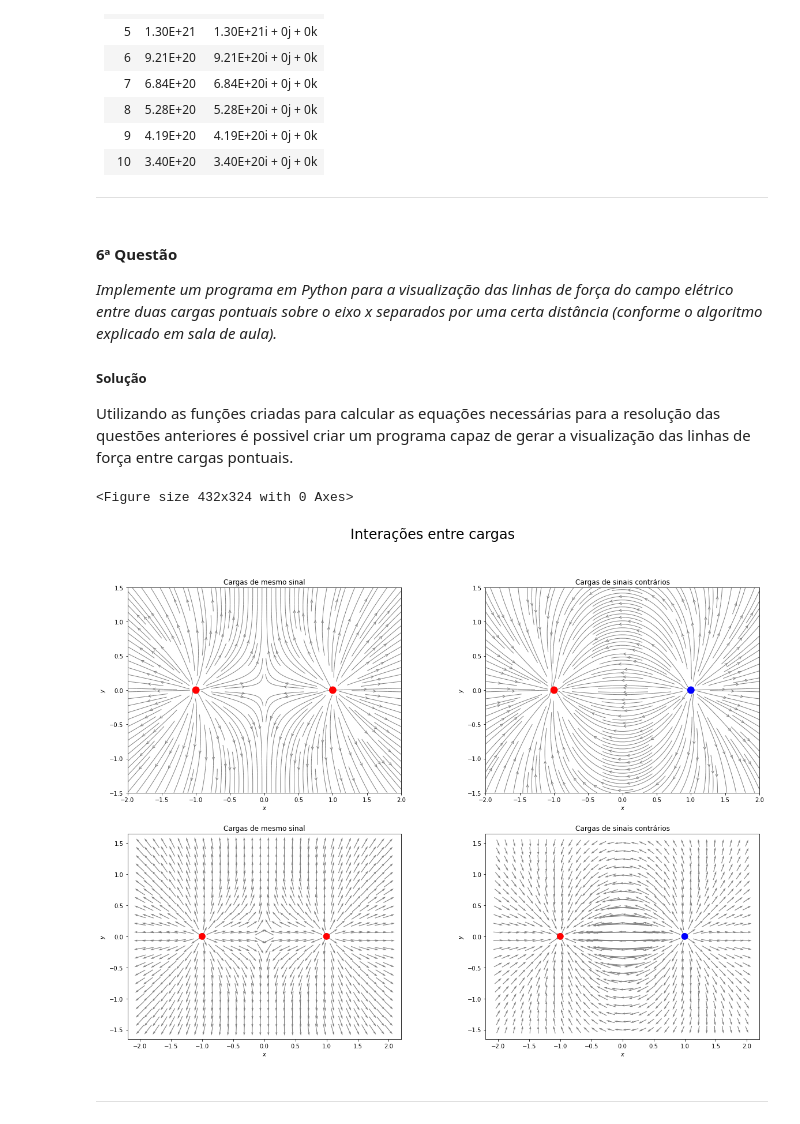
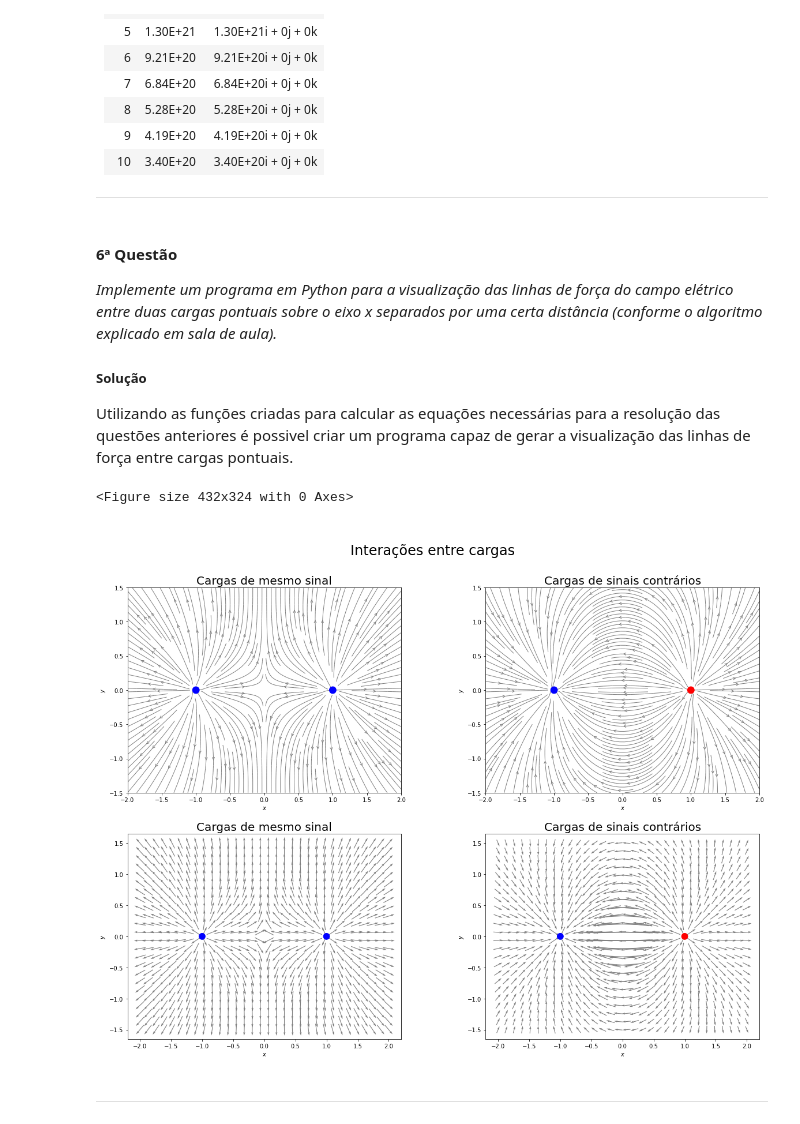
Before and after one commit to samicoluiz/physics_project, a Jupyter notebook: campo_eletrico.ipynb, the cells around one changed output. Drawn from its saved outputs; the diff is of its cells as text; code cells hidden in the pictures.

```diff
--- a/campo_eletrico.ipynb
+++ b/campo_eletrico.ipynb
@@ -491,7 +492,7 @@ O modulo da força resultante sobre a carga Q pode ser calculado por meio das Eq
 #### 6ª Questão
 _Implemente um programa em Python para a visualização das linhas de força do campo elétrico entre duas cargas pontuais sobre o eixo x separados por uma certa distância (conforme o algoritmo explicado em sala de aula)._
 
-##### Solução
+##### **Solução**
 Utilizando as funções criadas para calcular as equações necessárias para a resolução das questões anteriores é possivel criar um programa capaz de gerar a visualização das linhas de força entre cargas pontuais.
 # %%
 plt.figure(figsize=(6, 4.5))
@@ -515,47 +516,47 @@ Ex = Ex61+Ex62
 Ey = Ey61+Ey62
 Ex2 = Ex612 + Ex62
 Ey2 = Ey612 + Ey62
 EE = np.sqrt(Ex**2+Ey**2)
 
 
 # Plotando
 fig, axs = plt.subplots(2, 2, figsize=(20.4, 14.4))
-fig.suptitle('Interações entre cargas', fontsize=24)
+fig.suptitle('\nInterações entre cargas', fontsize=24)
 axs[0,0].streamplot(x6, y6, Ex, Ey, density=2, linewidth=1, arrowstyle='->', color='grey')
 axs[0,0].set_xlabel('$x$')
 axs[0,0].set_ylabel('$y$')
 axs[0,0].axis('image')
-axs[0,0].add_artist(Circle((-1, 0), 0.05, color ='r', zorder=3))
-axs[0,0].add_artist(Circle((1, 0), 0.05, color ='r', zorder=3))
-axs[0,0].set_title('Cargas de mesmo sinal')
+axs[0,0].add_artist(Circle((-1, 0), 0.05, color ='b', zorder=3))
+axs[0,0].add_artist(Circle((1, 0), 0.05, color ='b', zorder=3))
+axs[0,0].set_title('Cargas de mesmo sinal', fontsize=20)
 
 axs[1,0].quiver(x6, y6, Ex/EE, Ey/EE, linewidth=1, pivot='middle', scale_units="inches", scale=3.5, color = 'gray')
 axs[1,0].set_xlabel('$x$')
 axs[1,0].set_ylabel('$y$')
 axs[1,0].axis('image')
-axs[1,0].add_artist(Circle((-1, 0), 0.05, color ='r', zorder=3))
-axs[1,0].add_artist(Circle((1, 0), 0.05, color ='r', zorder=3))
-axs[1,0].set_title('Cargas de mesmo sinal')
+axs[1,0].add_artist(Circle((-1, 0), 0.05, color ='b', zorder=3))
+axs[1,0].add_artist(Circle((1, 0), 0.05, color ='b', zorder=3))
+axs[1,0].set_title('Cargas de mesmo sinal', fontsize=20)
 
 axs[0,1].streamplot(x6, y6, Ex2, Ey2, density=2, linewidth=1, arrowstyle='->', color='grey')
 axs[0,1].set_xlabel('$x$')
 axs[0,1].set_ylabel('$y$')
 axs[0,1].axis('image')
-axs[0,1].add_artist(Circle((-1, 0), 0.05, color ='r', zorder=3))
-axs[0,1].add_artist(Circle((1, 0), 0.05, color ='b', zorder=3))
-axs[0,1].set_title('Cargas de sinais contrários')
+axs[0,1].add_artist(Circle((-1, 0), 0.05, color ='b', zorder=3))
+axs[0,1].add_artist(Circle((1, 0), 0.05, color ='r', zorder=3))
+axs[0,1].set_title('Cargas de sinais contrários', fontsize=20)
 
 axs[1,1].quiver(x6, y6, Ex2/EE, Ey2/EE, linewidth=1, pivot='middle', scale_units="inches", scale=3.5, color = 'gray')
 axs[1,1].set_xlabel('$x$')
 axs[1,1].set_ylabel('$y$')
 axs[1,1].axis('image')
-axs[1,1].add_artist(Circle((-1, 0), 0.05, color ='r', zorder=3))
-axs[1,1].add_artist(Circle((1, 0), 0.05, color ='b', zorder=3))
-axs[1,1].set_title('Cargas de sinais contrários')
+axs[1,1].add_artist(Circle((-1, 0), 0.05, color ='b', zorder=3))
+axs[1,1].add_artist(Circle((1, 0), 0.05, color ='r', zorder=3))
+axs[1,1].set_title('Cargas de sinais contrários', fontsize=20)
 plt.show()
 # %% [output]
 <Figure size 432x324 with 0 Axes>
-[figure, old version]
+[figure, new version]
 # %% [markdown]
 ---
 # %% [markdown]
```
Also changed, not shown: parts of 3 cells of this notebook.
